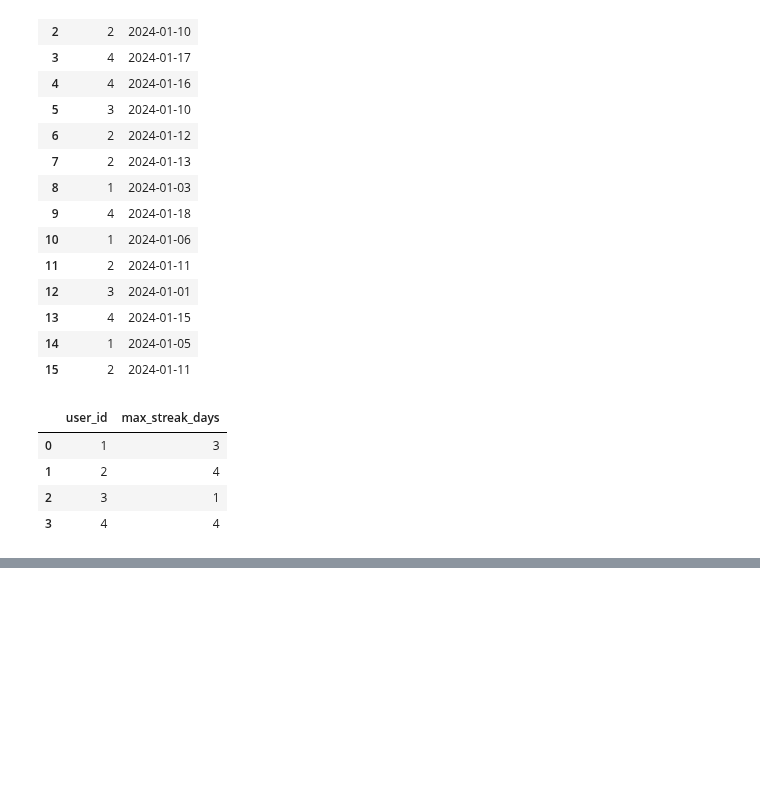
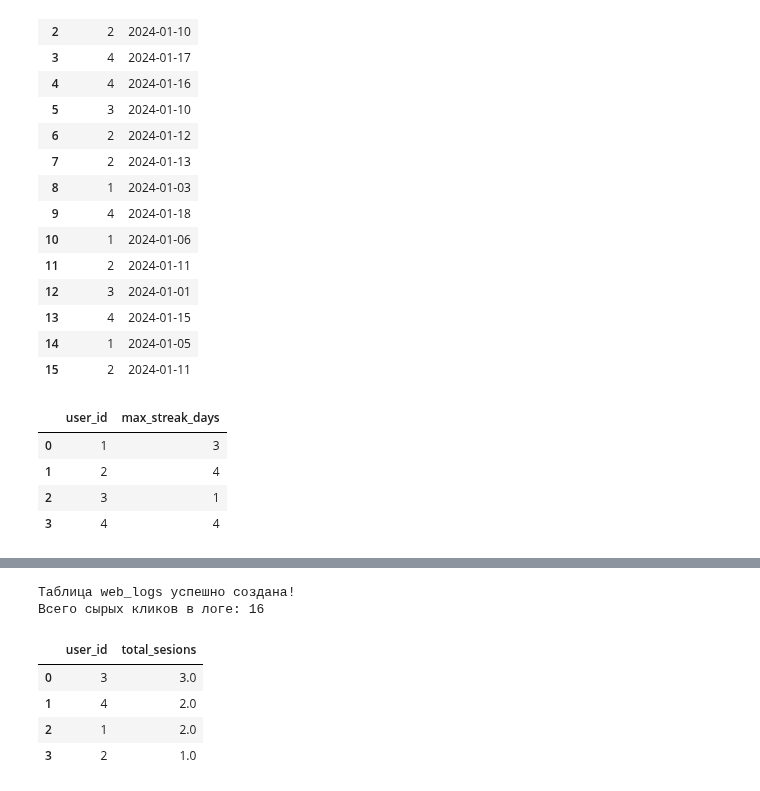
Before and after one commit to Praldmur/Tasks, a Jupyter notebook: simulator_sql.ipynb, the cells around one changed output, grey strips where cells are left out. Saved outputs shown, nothing was run; the diff lists cells and outputs as text; code cells hidden in the pictures; blank space fills up the shorter version.

```diff
--- a/simulator_sql.ipynb
+++ b/simulator_sql.ipynb
@@ -1730,0 +1753,72 @@ streaks.groupby('user_id')['count_streak'].max().reset_index(name='max_streak_da
+# %%
+import pandas as pd
+
+# Таблица логов (строго по 16 элементов в каждом списке)
+web_logs_data = {
+    'user_id': [
+        1, 1, 1, 1, 1,   # Юзер 1: Клики плотные, затем пауза 31 минута, затем снова клики. Итого: 2 сессии.
+        2, 2, 2, 2,      # Юзер 2: Все клики с интервалом менее 30 минут. Итого: 1 сессия.
+        3, 3, 3,         # Юзер 3: Редкие заходы, паузы по несколько часов. Итого: 3 сессии.
+        4, 4, 4, 4       # Юзер 4: Сложный паттерн (граница ровно 30 минут и хаотичные клики). Итого: 2 сессии.
+    ],
+    'event_time': [
+        # Юзер 1
+        '2026-03-01 10:00:00',
+        '2026-03-01 10:15:00', # Пауза 15 мин (продолжение сессии 1)
+        '2026-03-01 10:25:00', # Пауза 10 мин (продолжение сессии 1)
+        '2026-03-01 10:56:00', # Пауза 31 минута -> НОВАЯ СЕССИЯ 2
+        '2026-03-01 11:10:00', # Пауза 14 мин (продолжение сессии 2)
+
+        # Юзер 2
+        '2026-03-01 12:00:00',
+        '2026-03-01 12:29:59', # Пауза меньше 30 мин (продолжение сессии 1)
+        '2026-03-01 12:45:00', # Пауза 15 мин (продолжение сессии 1)
+        '2026-03-01 13:10:00', # Пауза 25 мин (продолжение сессии 1)
+
+        # Юзер 3
+        '2026-03-01 14:00:00', # СЕССИЯ 1
+        '2026-03-01 15:00:00', # Пауза 60 мин -> СЕССИЯ 2
+        '2026-03-01 18:30:00', # Пауза 3.5 часа -> СЕССИЯ 3
+
+        # Юзер 4
+        '2026-03-02 09:00:00', # СЕССИЯ 1
+        '2026-03-02 09:30:00', # Пауза ровно 30 минут (по правилу это еще продолжение сессии 1)
+        '2026-03-02 10:01:00', # Пауза 31 минута -> НОВАЯ СЕССИЯ 2
+        '2026-03-02 10:05:00'  # Пауза 4 мин (продолжение сессии 2)
+    ]
+}
+
+web_logs = pd.DataFrame(web_logs_data)
+web_logs['event_time'] = pd.to_datetime(web_logs['event_time'])
+
+# Перемешиваем логи, так как в реальности они пишутся параллельно от разных юзеров
+web_logs = web_logs.sample(frac=1, random_state=42).reset_index(drop=True)
+
+print("Таблица web_logs успешно создана!")
+print(f"Всего сырых кликов в логе: {len(web_logs)}")
+# %% [output]
+Таблица web_logs успешно создана!
+Всего сырых кликов в логе: 16
+# %%
+query = """
+with t as(
+    select
+        user_id,
+        event_time,
+        extract(epoch from (lead(event_time) over(partition by user_id order by event_time) - event_time)) / 60 as min_dif
+    from web_logs
+)
+select
+    user_id,
+    sum(case when min_dif > 30 or min_dif is null then 1 else 0 end) as total_sesions
+from t
+group by user_id
+"""
+result = duckdb.query(query).to_df()
+result
+# %% [output]
+|  | user_id | total_sesions |
+| 0 | 3 | 3.0 |
+| 1 | 4 | 2.0 |
+| 2 | 1 | 2.0 |
+| 3 | 2 | 1.0 |
```
Also changed, not shown: parts of 8 cells of this notebook.
